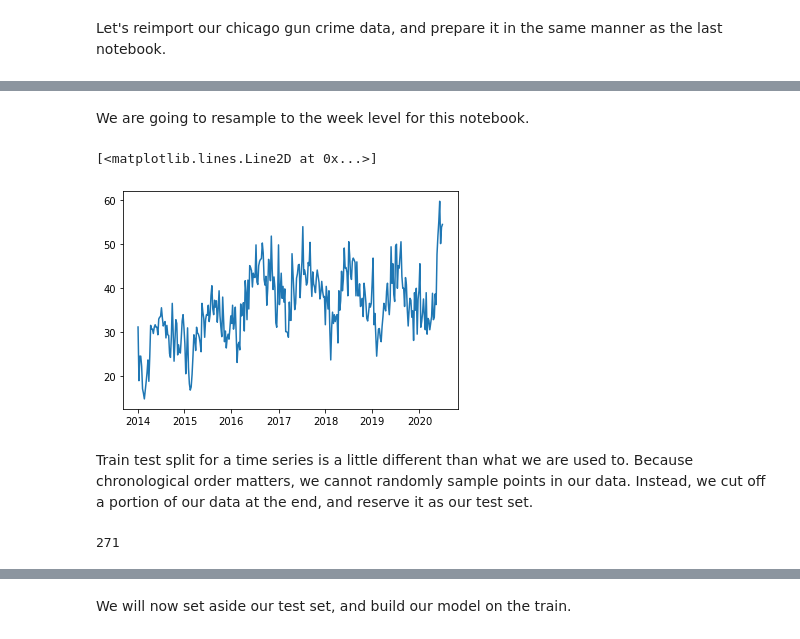
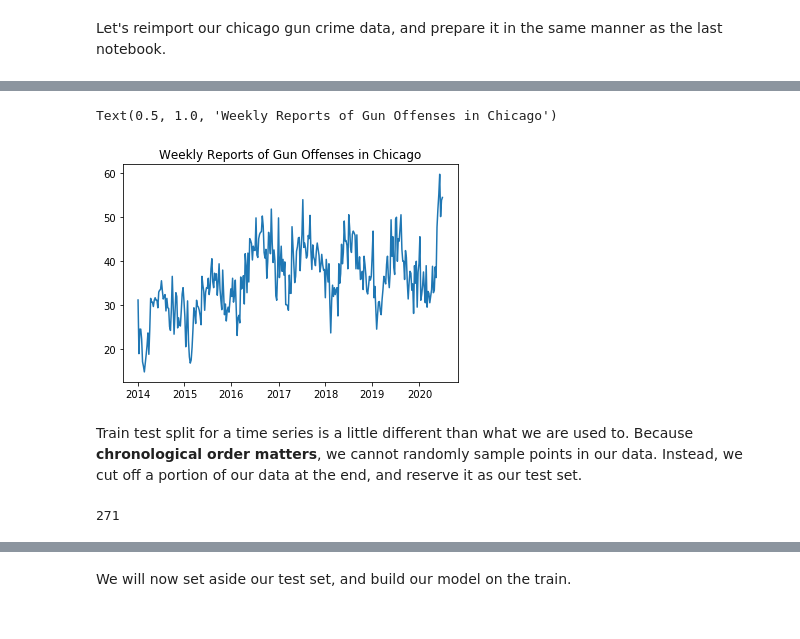
Before and after one commit to lecritch/time_series_models-chi-sea-dsc, a Jupyter notebook: index.ipynb, the cells around one changed output, grey strips where cells are left out. Drawn from its saved outputs; the diff is of its cells as text; code cells hidden in the pictures.

```diff
--- a/index.ipynb
+++ b/index.ipynb
@@ -49,2 +55,0 @@ ts_daily = ts_daily.interpolate()
-# %% [markdown]
-We are going to resample to the week level for this notebook.
@@ -55,14 +56,15 @@ We are going to resample to the week level for this notebook.
-# %%
-ts_weekly = ts_daily.resample('W').mean()
-fig, ax = plt.subplots()
-ax.plot(ts_weekly)
-# %% [output]
-[<matplotlib.lines.Line2D at 0x...>]
-[figure, removed]
+# %%
+fig, ax = plt.subplots()
+ax.plot(ts_weekly)
+ax.set_title("Weekly Reports of Gun Offenses in Chicago")
+# %% [output]
+Text(0.5, 1.0, 'Weekly Reports of Gun Offenses in Chicago')
+[figure, added]
 # %% [markdown]
-Train test split for a time series is a little different than what we are used to.  Because chronological order matters, we cannot randomly sample points in our data.  Instead, we cut off a portion of our data at the end, and reserve it as our test set.
+Train test split for a time series is a little different than what we are used to.  Because **chronological order matters**, we cannot randomly sample points in our data.  Instead, we cut off a portion of our data at the end, and reserve it as our test set.
-# %%
-round(ts_weekly.shape[0]*.8)
-# %% [output]
-271
+# %%
+# find the index which allows us to split off 20% of the data
+round(ts_weekly.shape[0]*.8)
+# %% [output]
+271
 # %%
```
Also changed, not shown: parts of 62 cells of this notebook, 23 other files.
